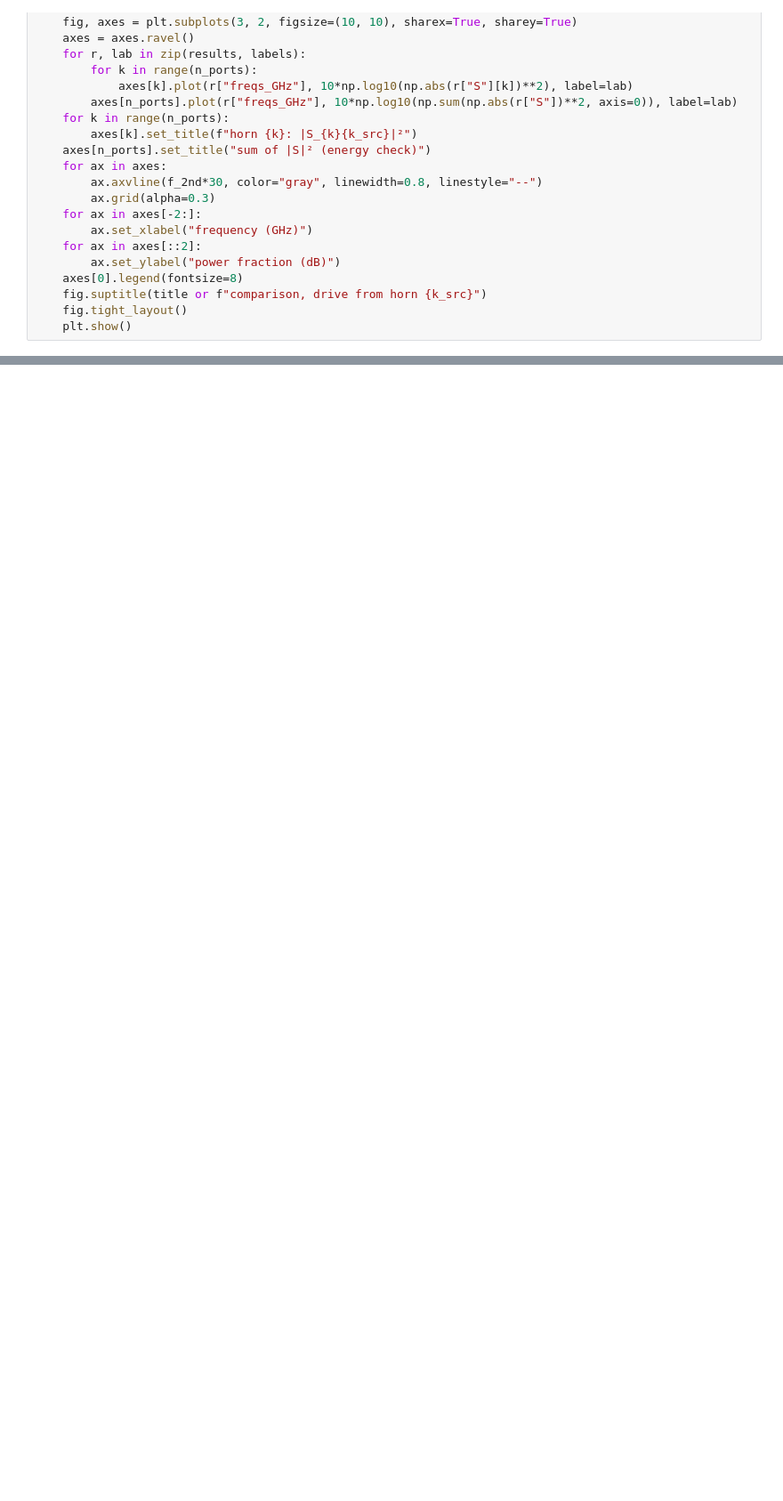
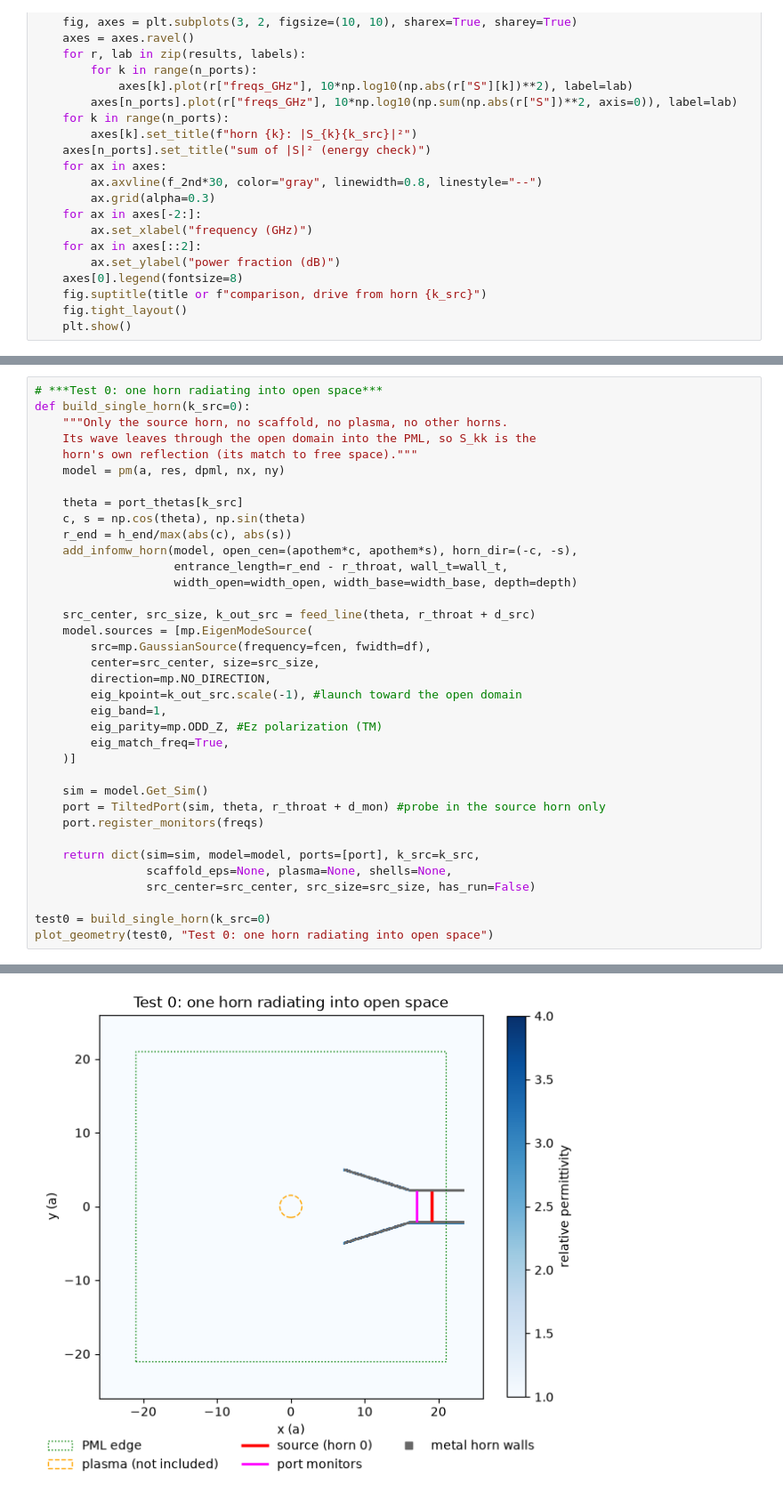
Before and after one commit to AdaelScatena/PlasMEEP, a Jupyter notebook: scripts/forward_test_1_4.ipynb, the cells around one changed output, grey strips where cells are left out. Shown at 89% size. Drawn from its saved outputs; the diff is of its cells as text; blank space fills up the shorter version.

```diff
--- a/scripts/forward_test_1_4.ipynb
+++ b/scripts/forward_test_1_4.ipynb
@@ -506,0 +490,37 @@ test1_empty, drive horn 0, 4.20-7.44 GHz:
+# %%
+# ***Test 0: one horn radiating into open space***
+def build_single_horn(k_src=0):
+    """Only the source horn, no scaffold, no plasma, no other horns.
+    Its wave leaves through the open domain into the PML, so S_kk is the
+    horn's own reflection (its match to free space)."""
+    model = pm(a, res, dpml, nx, ny)
+
+    theta = port_thetas[k_src]
+    c, s = np.cos(theta), np.sin(theta)
+    r_end = h_end/max(abs(c), abs(s))
+    add_infomw_horn(model, open_cen=(apothem*c, apothem*s), horn_dir=(-c, -s),
+                    entrance_length=r_end - r_throat, wall_t=wall_t,
+                    width_open=width_open, width_base=width_base, depth=depth)
+
+    src_center, src_size, k_out_src = feed_line(theta, r_throat + d_src)
+    model.sources = [mp.EigenModeSource(
+        src=mp.GaussianSource(frequency=fcen, fwidth=df),
+        center=src_center, size=src_size,
+        direction=mp.NO_DIRECTION,
+        eig_kpoint=k_out_src.scale(-1), #launch toward the open domain
+        eig_band=1,
+        eig_parity=mp.ODD_Z, #Ez polarization (TM)
+        eig_match_freq=True,
+    )]
+
+    sim = model.Get_Sim()
+    port = TiltedPort(sim, theta, r_throat + d_mon) #probe in the source horn only
+    port.register_monitors(freqs)
+
+    return dict(sim=sim, model=model, ports=[port], k_src=k_src,
+                scaffold_eps=None, plasma=None, shells=None,
+                src_center=src_center, src_size=src_size, has_run=False)
+
+test0 = build_single_horn(k_src=0)
+plot_geometry(test0, "Test 0: one horn radiating into open space")
+# %% [output]
@@ -506,0 +544 @@ test1_empty, drive horn 0, 4.20-7.44 GHz:
+[figure, added]
```
Also changed, not shown: parts of 18 cells of this notebook, 10 other files.
